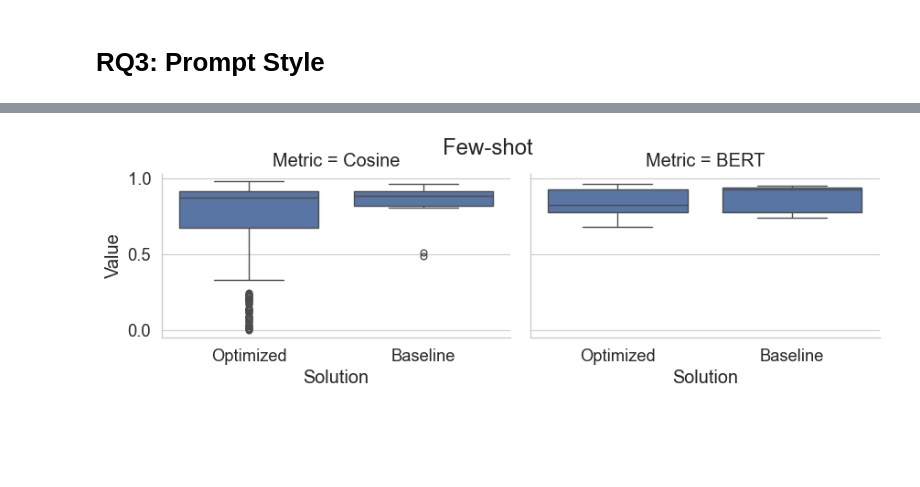
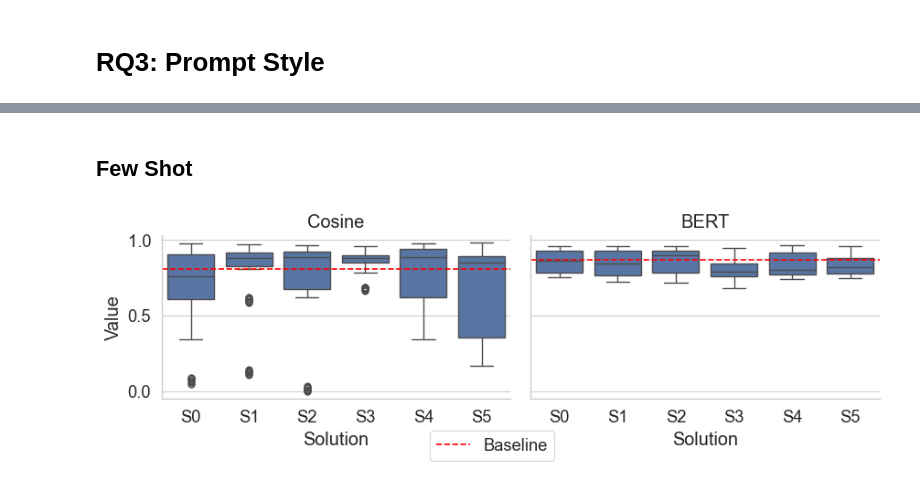
Before and after one commit to VPLEV23/ER_LLM, a Jupyter notebook: results/LLAMA3/analysis/analysis.ipynb, the cells around one changed output, grey strips where cells are left out. Saved outputs shown, nothing was run; the diff lists cells and outputs as text; code cells hidden in the pictures; blank space fills up the shorter version.

```diff
--- a/results/LLAMA3/analysis/analysis.ipynb
+++ b/results/LLAMA3/analysis/analysis.ipynb
@@ -240,11 +305,19 @@ plt.show()
+# %% [markdown]
+## Few Shot
 # %%
 few_shot = pd.read_csv('few-shot/fs-results.csv')
 few_shot_baseline = pd.read_csv('few-shot/fs-baseline.csv')
-few_shot = preprocess(few_shot, few_shot_baseline)
+create_id(few_shot)
+# %%
+few_shot_melt = pd.melt(few_shot, id_vars=['Solution', 'File'], var_name='Metric', value_name='Value')
 # %%
-g = sns.FacetGrid(col='Metric', data=few_shot, sharey=True, sharex=True, aspect=1.5)
+g = sns.FacetGrid(col='Metric', data=few_shot_melt, sharey=True, sharex=True, aspect=1.5)
 g.map(sns.boxplot, 'Solution', 'Value')
-g.figure.suptitle('Few-shot')
+g.set_titles('{col_name}')
+g.axes[0, 0].axhline(few_shot_baseline['Cosine'].mean(), color='red', linestyle='--', label='Baseline')
+g.axes[0, 1].axhline(few_shot_baseline['BERT'].mean(), color='red', linestyle='--')
+g.figure.legend(loc='lower center')
+plt.savefig('few-shot/fs-boxplot.pdf')
 plt.show()
 # %% [output]
-[figure, old version]
+[figure, new version]
```
Also changed, not shown: parts of 50 cells of this notebook, 16 other files.
